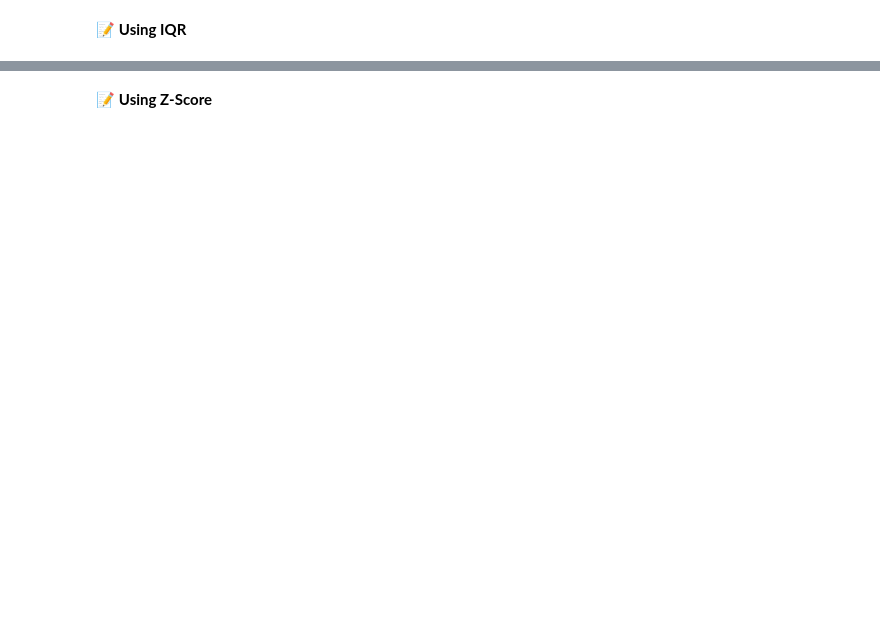
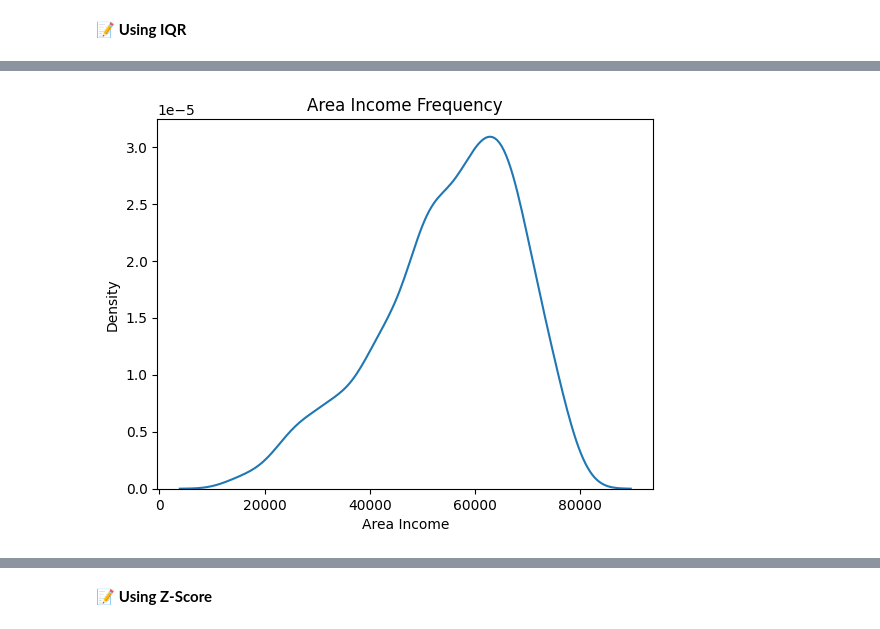
Before and after one commit to Alexieve/Applied-Data-Analytics, a Jupyter notebook: Notebooks/1-Pre-Processing/1_Pre-Processing.ipynb, the cells around one changed output, grey strips where cells are left out. Drawn from its saved outputs; the diff is of its cells as text; code cells hidden in the pictures; blank space fills up the shorter version.

```diff
--- a/Notebooks/1-Pre-Processing/1_Pre-Processing.ipynb
+++ b/Notebooks/1-Pre-Processing/1_Pre-Processing.ipynb
@@ -189,0 +311,6 @@ Explain...
+# %%
+sns.kdeplot(data = df["Area Income"])
+plt.title("Area Income Frequency")
+plt.show()
+# %% [output]
+[figure, added]
```
Also changed, not shown: parts of 58 cells of this notebook.
